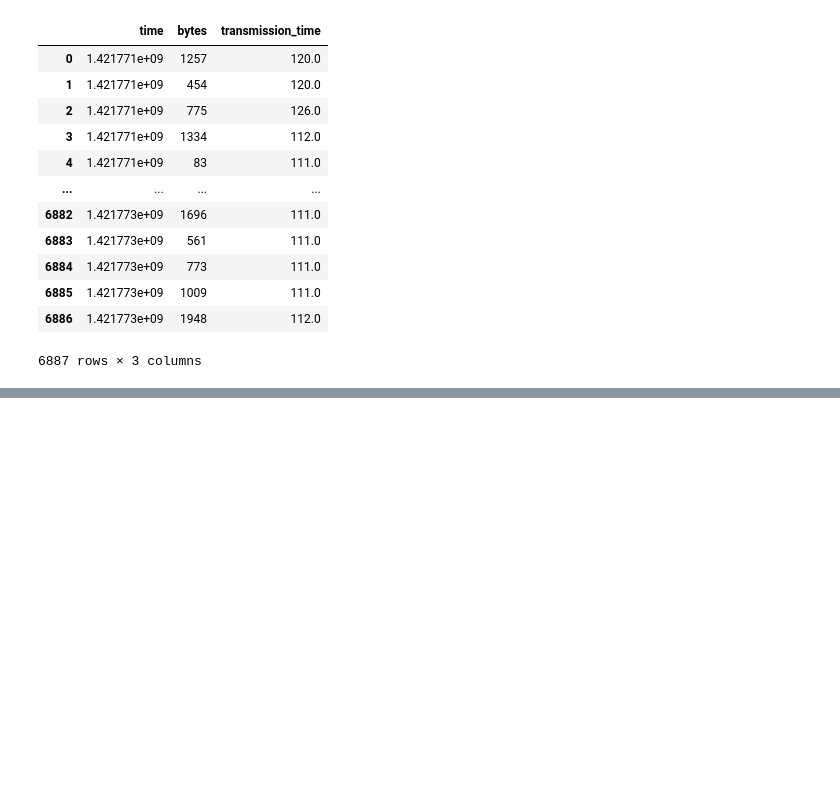
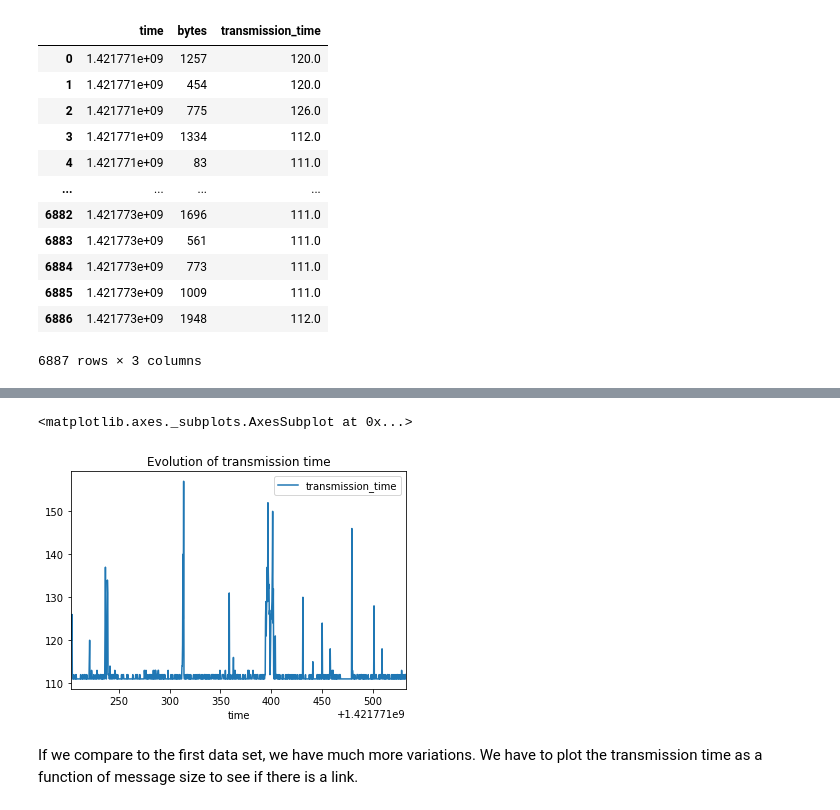
Before and after one commit to MarieBadaroux/Recherche_Reproductible, a Jupyter notebook: Recherche_reproductible_ping.ipynb, the cells around one changed output, grey strips where cells are left out. Saved outputs shown, nothing was run; the diff lists cells and outputs as text; code cells hidden in the pictures; blank space fills up the shorter version.

```diff
--- a/Recherche_reproductible_ping.ipynb
+++ b/Recherche_reproductible_ping.ipynb
@@ -336,0 +384,7 @@ raw_data2
+# %%
+data_bis[0:1000].plot(x='time', y='transmission_time', title="Evolution of transmission time")
+# %% [output]
+<matplotlib.axes._subplots.AxesSubplot at 0x...>
+[figure, added]
+# %% [markdown]
+If we compare to the first data set, we have much more variations. We have to plot the transmission time as a function of message size to see if there is a link.
```
Also changed, not shown: parts of 13 cells of this notebook.
